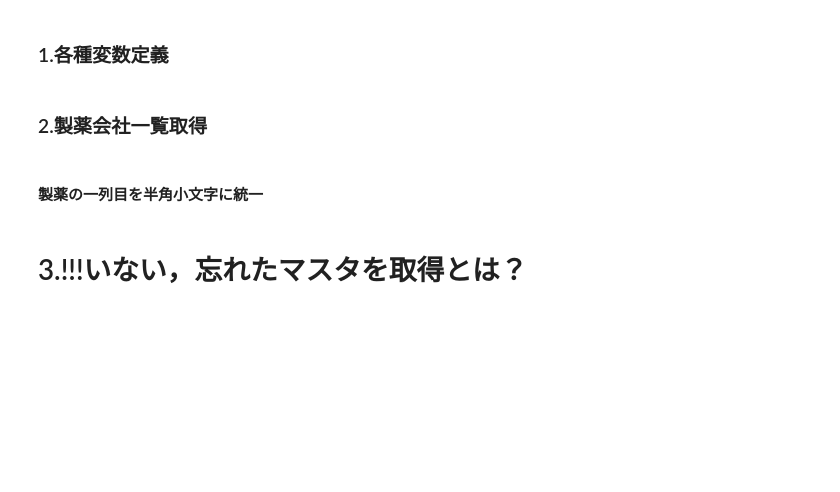
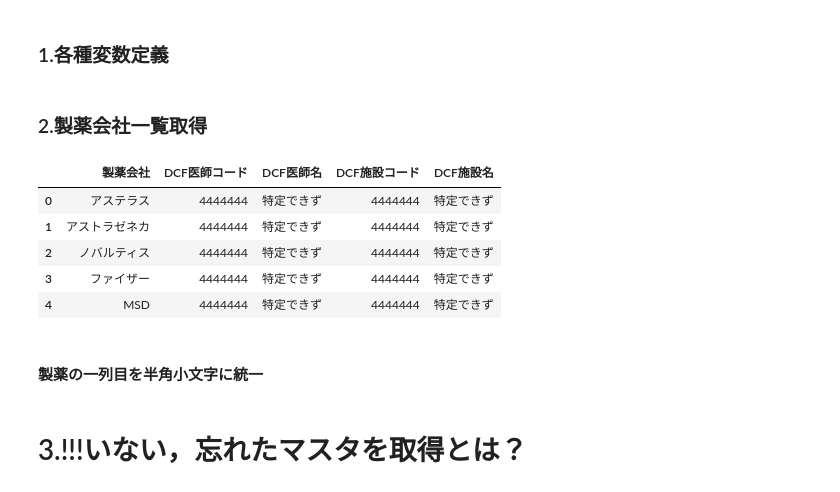
Before and after one commit to kentashx/python, a Jupyter notebook: real_tate+seibi.ipynb, the cells around one changed output. Saved outputs shown, nothing was run; the diff lists cells and outputs as text; code cells hidden in the pictures; blank space fills up the shorter version.

```diff
--- a/real_tate+seibi.ipynb
+++ b/real_tate+seibi.ipynb
@@ -97,6 +97,15 @@ rename_list = ["公立大学法人", "公益財団法人", "社会福祉法人",
 ### 2.製薬会社一覧取得
 # %%
 df_seiyaku = pd.read_csv('seiyaku.csv',encoding ='cp932')
+# %%
+df_seiyaku .head()
+# %% [output]
+|  | 製薬会社 | DCF医師コード | DCF医師名 | DCF施設コード | DCF施設名 |
+| 0 | アステラス | 4444444 | 特定できず | 4444444 | 特定できず |
+| 1 | アストラゼネカ | 4444444 | 特定できず | 4444444 | 特定できず |
+| 2 | ノバルティス | 4444444 | 特定できず | 4444444 | 特定できず |
+| 3 | ファイザー | 4444444 | 特定できず | 4444444 | 特定できず |
+| 4 | MSD | 4444444 | 特定できず | 4444444 | 特定できず |
 # %% [markdown]
 #### 製薬の一列目を半角小文字に統一
 # %%
```
Also changed, not shown: parts of 20 cells of this notebook.
